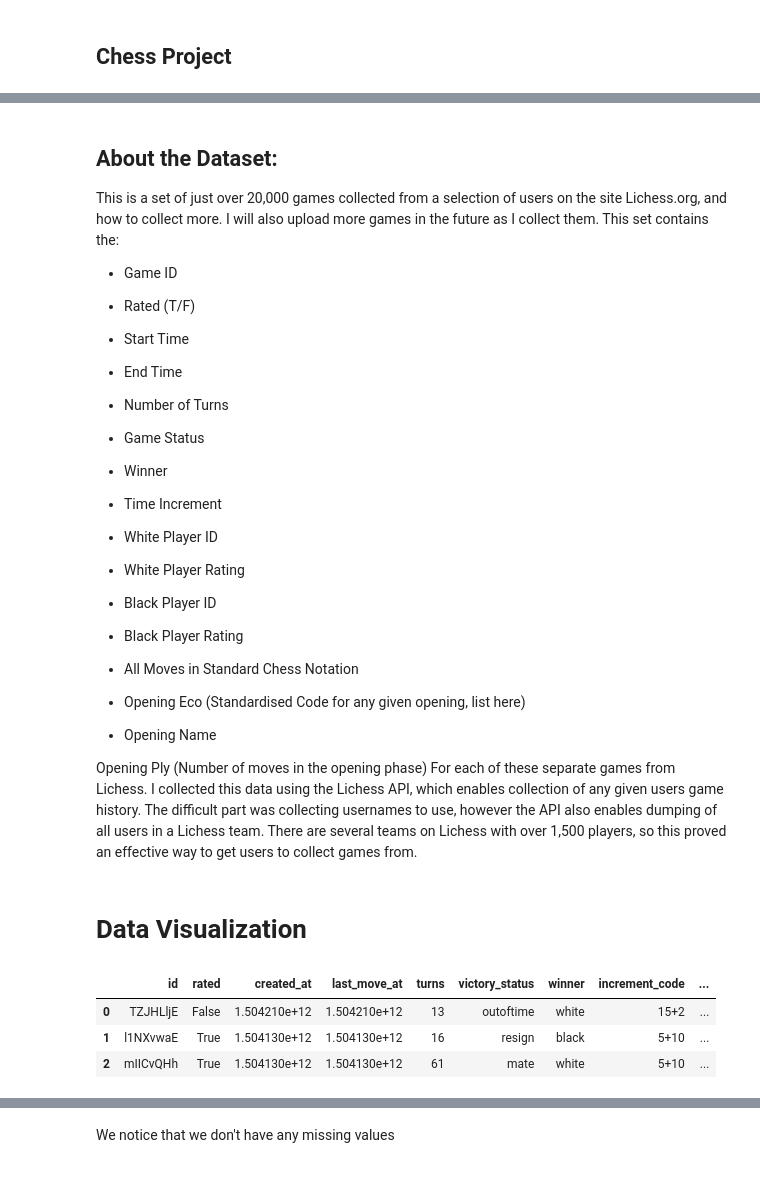
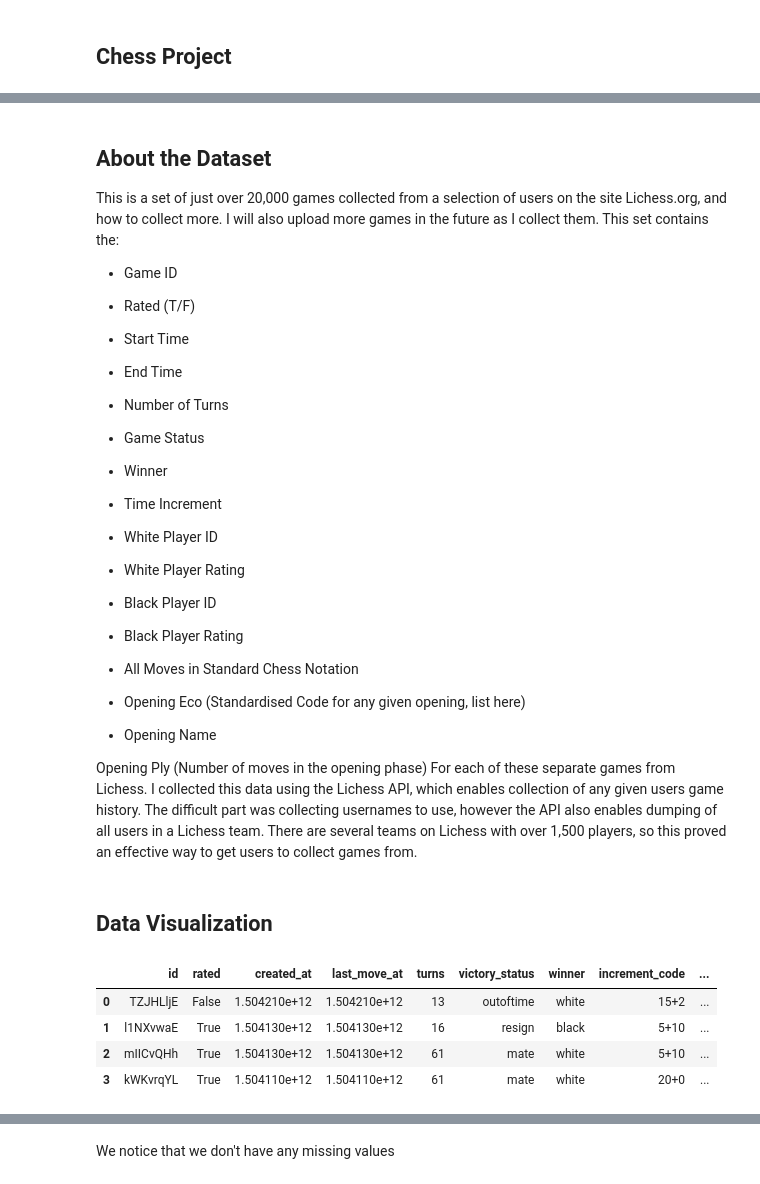
Before and after one commit to Sameer-13/Chess_Winner_Predictor, a Jupyter notebook: main.ipynb, the cells around one changed output, grey strips where cells are left out. Drawn from its saved outputs; the diff is of its cells as text; code cells hidden in the pictures.

```diff
--- a/main.ipynb
+++ b/main.ipynb
@@ -5,5 +6,5 @@
 # %% [markdown]
-## About the Dataset:
+## About the Dataset
 
 
 This is a set of just over 20,000 games collected from a selection of users on the site Lichess.org, and how to collect more. I will also upload more games in the future as I collect them. This set contains the:
@@ -60,5 +61,5 @@ This is a set of just over 20,000 games collected from a selection of users on t
 Opening Ply (Number of moves in the opening phase)
 For each of these separate games from Lichess. I collected this data using the Lichess API, which enables collection of any given users game history. The difficult part was collecting usernames to use, however the API also enables dumping of all users in a Lichess team. There are several teams on Lichess with over 1,500 players, so this proved an effective way to get users to collect games from.
 # %% [markdown]
-# Data Visualization
+## Data Visualization
 # %%
@@ -71,13 +72,14 @@ import seaborn as sns
 # %%
 # Importing the dataset
 
 df = pd.read_csv('games.csv')
-display(df.head(3))
+display(df.head(4))
 # %% [output]
 |  | id | rated | created_at | last_move_at | turns | victory_status | winner | increment_code | ... |
 | 0 | TZJHLljE | False | 1.504210e+12 | 1.504210e+12 | 13 | outoftime | white | 15+2 | ... |
 | 1 | l1NXvwaE | True | 1.504130e+12 | 1.504130e+12 | 16 | resign | black | 5+10 | ... |
 | 2 | mIICvQHh | True | 1.504130e+12 | 1.504130e+12 | 61 | mate | white | 5+10 | ... |
+| 3 | kWKvrqYL | True | 1.504110e+12 | 1.504110e+12 | 61 | mate | white | 20+0 | ... |
 # %%
 df.info()
 # %% [output]
```
Also changed, not shown: parts of 22 cells of this notebook.
